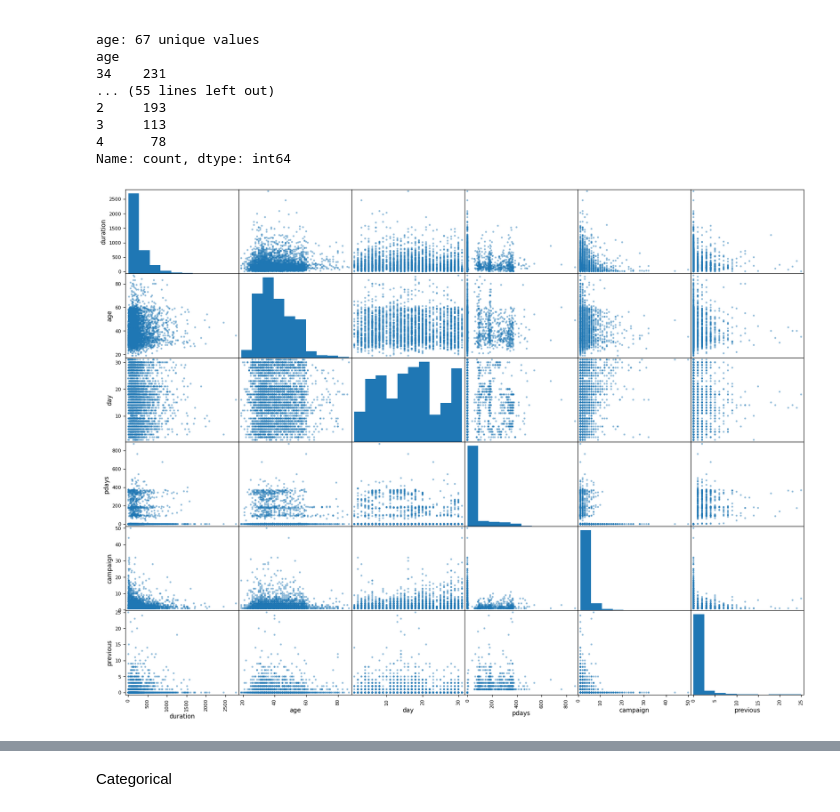
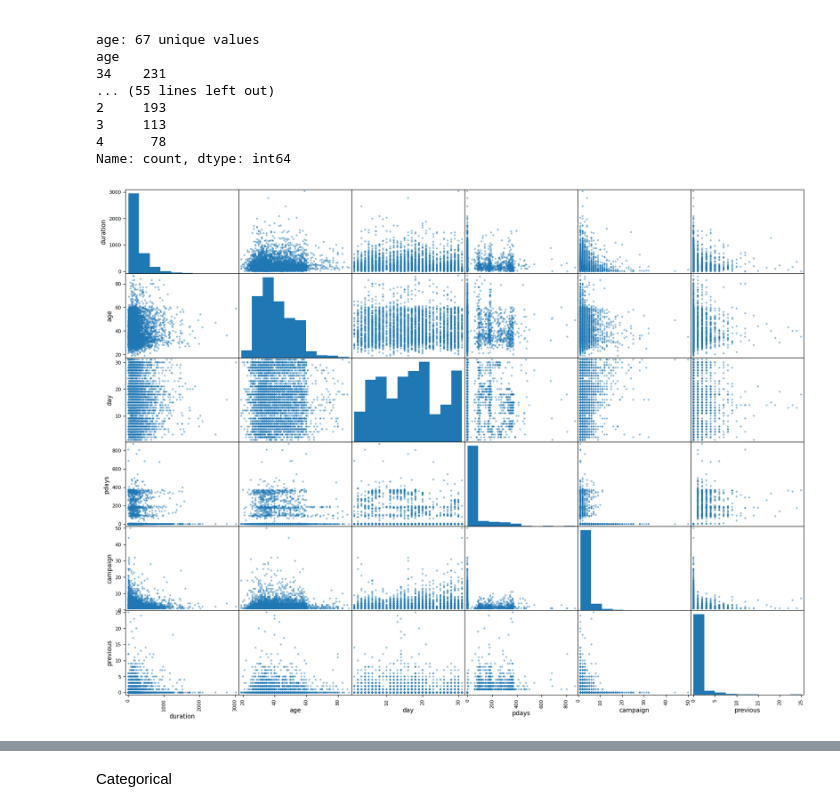
Before and after one commit to BelloOlawale/Olawale_Ml_project, a Jupyter notebook: improved_EDA.ipynb, the cells around one changed output, grey strips where cells are left out. Drawn from its saved outputs; the diff is of its cells as text; code cells hidden in the pictures.

```diff
--- a/improved_EDA.ipynb
+++ b/improved_EDA.ipynb
@@ -229,13 +230,13 @@ Name: count, dtype: int64
 # %%
 from pandas.plotting import scatter_matrix
 attributes = [
     'duration', 'age', 'day', 'pdays',
     'campaign', 'previous',
 ]
 
-scatter_matrix(df_train[attributes], figsize=(20, 15))
+scatter_matrix(df[attributes], figsize=(20, 15))
 plt.show()
 # %% [output]
-[figure, old version]
+[figure, new version]
 # %%
 plt.figure(figsize=(6,4))
```
Also changed, not shown: parts of 39 cells of this notebook, 2 other files.
